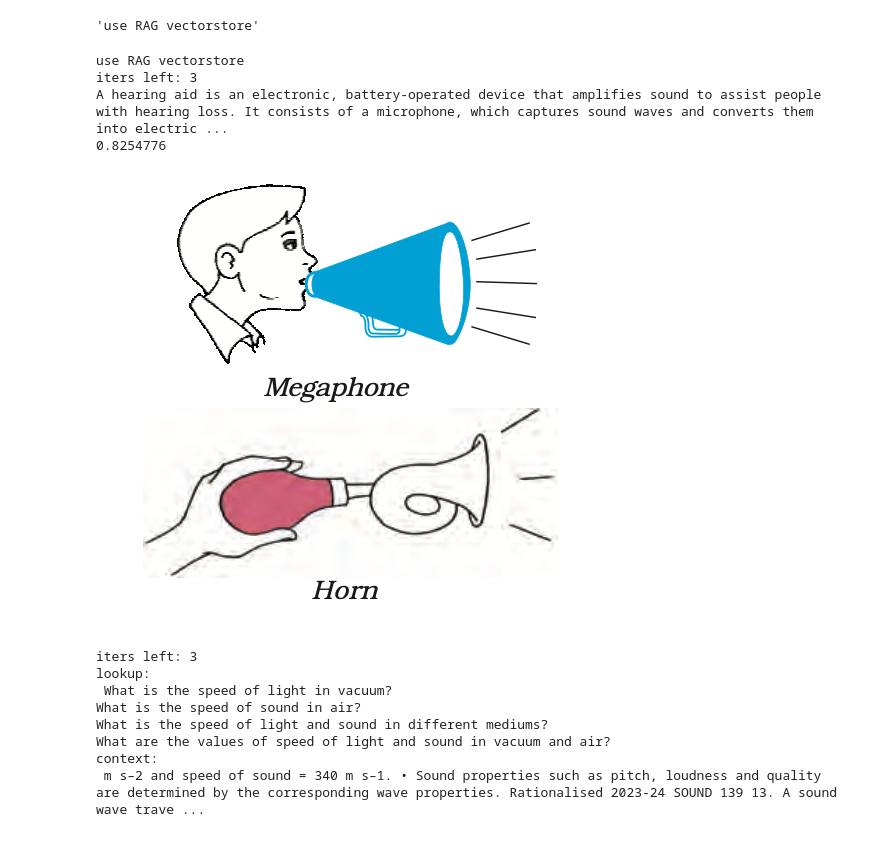
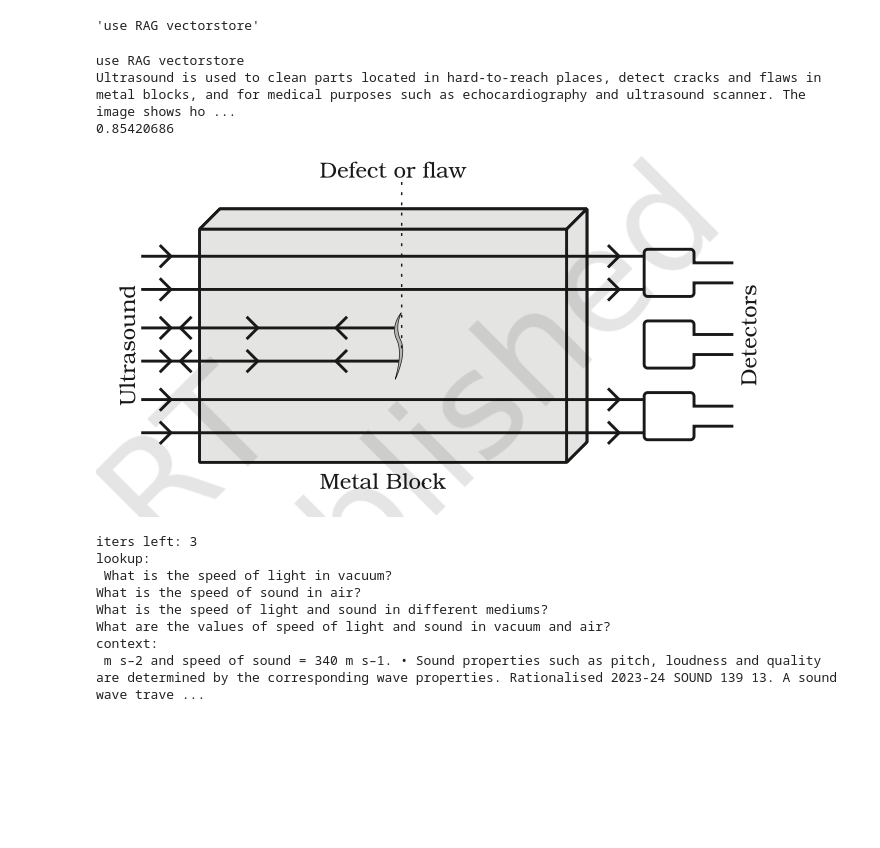
Before and after one commit to 10Kaiser10/textbook-rag, a Jupyter notebook: test.ipynb, the cells around one changed output. Saved outputs shown, nothing was run; the diff lists cells and outputs as text; code cells hidden in the pictures; blank space fills up the shorter version.

Commit message:
Updates to agent logic

```diff
--- a/test.ipynb
+++ b/test.ipynb
@@ -133,38 +133,37 @@ from pinecone import Pinecone
 import pickle
 from config import PINECONE_API_KEY, GROQ_API_KEY, LANGCHAIN_API_KEY
 from rag.pinecone_query import PineconeImageRetriever
 from PIL import Image
 
 pc = Pinecone(api_key=PINECONE_API_KEY)
 text_index_name = "textbook-rag"
 image_index_name = "textbook-rag-images"
 mapping_path = "data/chunks/mapping.pickle"
 embedding_mdl = "multilingual-e5-large"
 text_k = 3
 img_k = 1
 img_fldr = "data/img_data/imgs/"
 mapping_csv_path = "data/img_data/index.txt"
 
 with open(mapping_path, 'rb') as f:
     mapping = pickle.load(f)
 
 retriever = PineconeRetriever(pc=pc, index_name=text_index_name, embedding_mdl=embedding_mdl, k=text_k, mapping=mapping)
 img_retr = PineconeImageRetriever(pc, image_index_name, img_fldr, mapping_csv_path)
 
 
 agent = Agent(GROQ_API_KEY, LANGCHAIN_API_KEY, retriever, img_retr, model="llama3-groq-70b-8192-tool-use-preview")
-reply, img_data = agent.query("Whats a hearing aid")
+reply, img_data = agent.query("List some applications of sound waves")
 print(reply)
 
 if(img_data[0] is not None):
     print(img_data[1])
     display(Image.open(img_data[0]))
 # %% [output]
 use RAG vectorstore
-iters left: 3
-A hearing aid is an electronic, battery-operated device that amplifies sound to assist people with hearing loss. It consists of a microphone, which captures sound waves and converts them into electric ...
-0.8254776
+Ultrasound is used to clean parts located in hard-to-reach places, detect cracks and flaws in metal blocks, and for medical purposes such as echocardiography and ultrasound scanner. The image shows ho ...
+0.85420686
-[figure, old version]
+[figure, new version]
 # %%
 from rag.pipeline import ReActRAG
 from config import PINECONE_API_KEY, GROQ_API_KEY, LANGCHAIN_API_KEY
```
Also changed, not shown: 3 other files.
